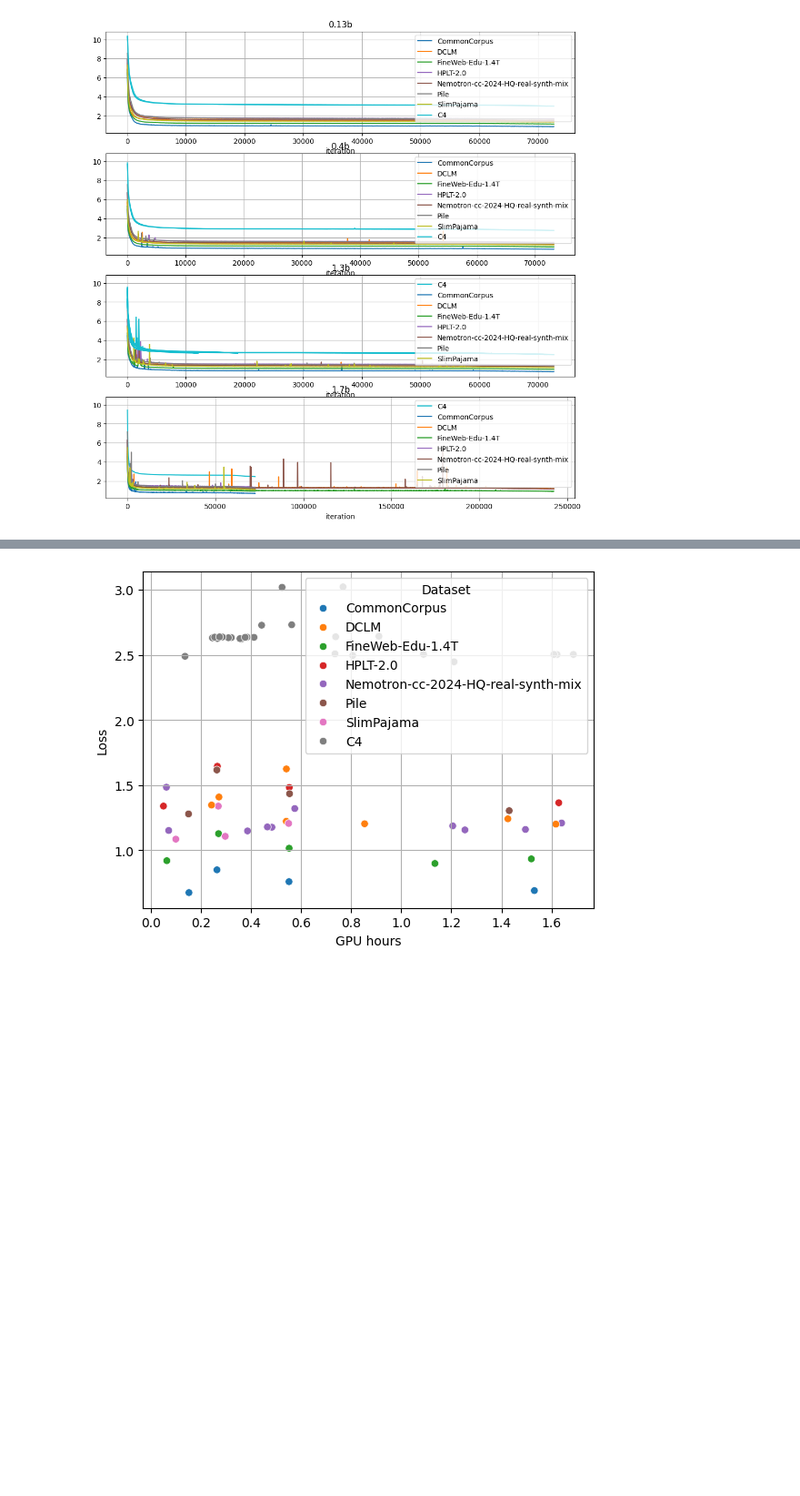
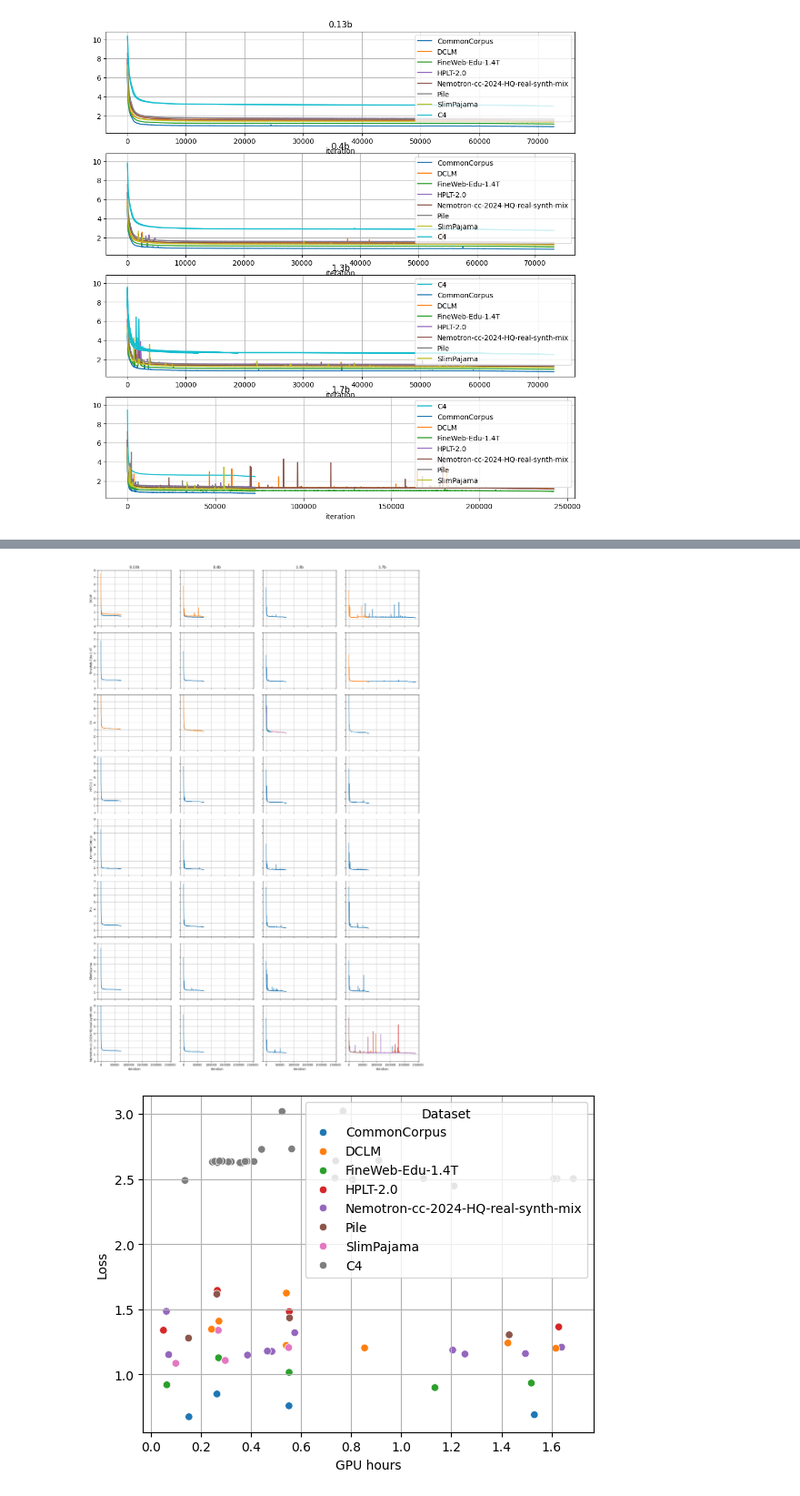
Before and after one commit to OpenEuroLLM/notebooks, a Jupyter notebook: logs-opensci-ref/analyse-logs.ipynb, the cells around one changed output, grey strips where cells are left out. Shown at 91% size. Saved outputs shown, nothing was run; the diff lists cells and outputs as text; code cells hidden in the pictures; blank space fills up the shorter version.

Commit message:
update notebook plot log

```diff
--- a/logs-opensci-ref/analyse-logs.ipynb
+++ b/logs-opensci-ref/analyse-logs.ipynb
@@ -170,3 +210,47 @@ for i, model_size in enumerate(model_sizes):
+# %%
+# Get unique datasets and model sizes
+datasets = df_metrics_with_hps["dataset"].unique()
+model_sizes = ["0.13b", "0.4b", "1.3b", "1.7b"]
+
+fig, axes = plt.subplots(
+    len(datasets), len(model_sizes), figsize=(16, 3 * len(datasets)),
+    sharey=True,
+    sharex=True,
+)
+
+for i, dataset in enumerate(datasets):
+    for j, model_size in enumerate(model_sizes):
+        ax = axes[i, j]
+
+        # Filter for this dataset and model size
+        mask = (df_metrics_with_hps["dataset"] == dataset) & (df_metrics_with_hps["model_size"] == model_size)
+        filtered_df = df_metrics_with_hps[mask]
+
+        if len(filtered_df) > 0:
+            # Create the pivot table
+            dd = filtered_df.pivot_table(
+                index="iteration", values="lm_loss", columns="model_name"
+            )
+
+            # Plot without specifying color (each config gets different color)
+            dd.plot(
+                legend=False,
+                ax=ax,
+            )
+
+        ax.grid()
+
+        # Set titles
+        if i == 0:
+            ax.set_title(model_size)
+        if j == 0:
+            ax.set_ylabel(dataset)
+        #ax.set_xlim([5000, None])
+        ax.set_ylim([0, 8])
+plt.tight_layout()
+plt.show()
+# %% [output]
+[figure, added]
 # %%
 runtimes = (df_metrics.groupby("model_name").max()["timestamp"] - df_metrics.groupby("model_name").min()["timestamp"]).apply(lambda x: x.seconds / 3600)
 num_gpus = pd.Series({model_name: slurm_dicts[model_name]["NUM_GPUS"] for model_name in runtimes.index})
```
Also changed, not shown: parts of 8 cells of this notebook.
